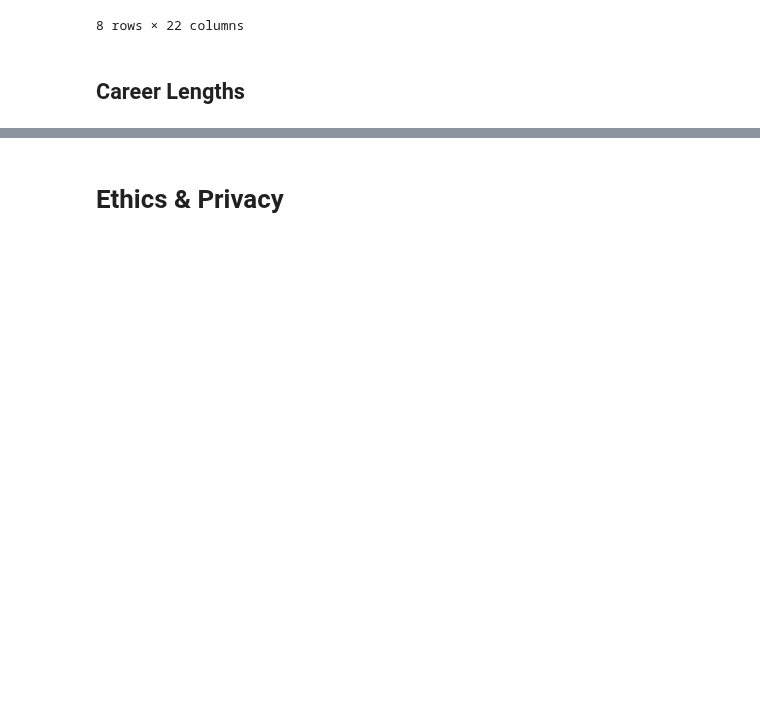
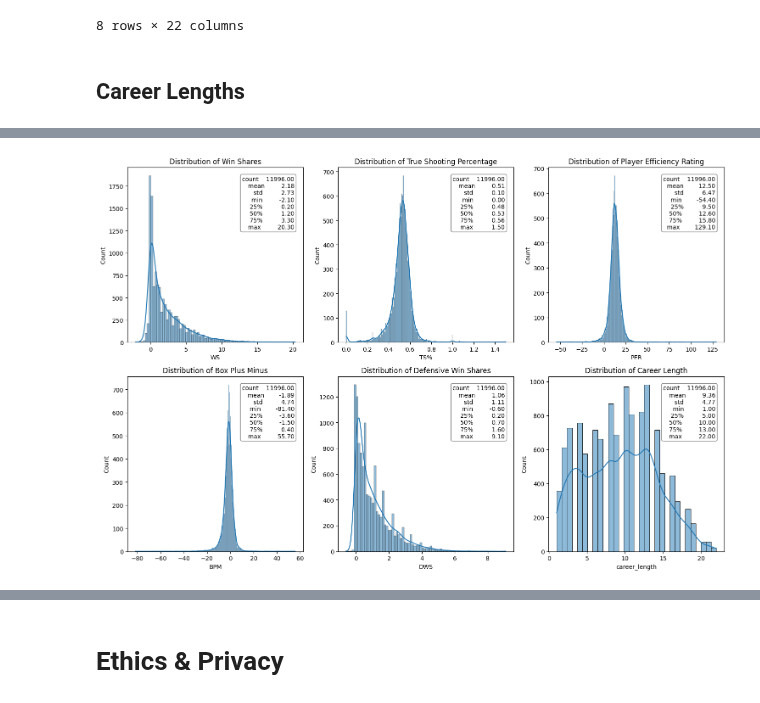
Before and after one commit to rikcy0/NBA-Career-Arc-Predicting-Longevity-Through-Performance-Metrics, a Jupyter notebook: FinalProject_Group117_WI25.ipynb, the cells around one changed output, grey strips where cells are left out. Drawn from its saved outputs; the diff is of its cells as text; code cells hidden in the pictures; blank space fills up the shorter version.

```diff
--- a/FinalProject_Group117_WI25.ipynb
+++ b/FinalProject_Group117_WI25.ipynb
@@ -208,0 +188,5 @@ Some more words and stuff.  Remember notebooks work best if you interleave the c
+# %%
+# find maximum experience for each player, indicating the length of their career
+# note that experience starts at 1
+career_lengths_df = career_lengths_df.groupby("player").max()["experience"].reset_index(name="career_length")
+career_lengths_df
@@ -208,0 +215,4 @@ Some more words and stuff.  Remember notebooks work best if you interleave the c
+# %%
+advanced_stats_df.rename(columns={"Player Name": "player"}, inplace=True)
+df = advanced_stats_df.merge(career_lengths_df, on = 'player', how = 'left')
+df.head()
@@ -208,0 +269,2 @@ Some more words and stuff.  Remember notebooks work best if you interleave the c
+# %%
+df = df.dropna(subset = 'career_length')
@@ -208,0 +304,3 @@ Some more words and stuff.  Remember notebooks work best if you interleave the c
+# %%
+df = df.dropna(subset = ['TS%', '3PAr', 'FTr'])
+df.head()
@@ -208,0 +326,19 @@ Some more words and stuff.  Remember notebooks work best if you interleave the c
+# %%
+variables = ['WS', 'TS%', 'PER', 'BPM', 'DWS', 'career_length']
+actual_names = ['Win Shares', 'True Shooting Percentage', 'Player Efficiency Rating',
+                'Box Plus Minus', 'Defensive Win Shares', 'Career Length']
+
+fig, axes = plt.subplots(2, 3, figsize=(15, 10))
+
+for ax, var, name in zip(axes.flatten(), variables, actual_names):
+    sns.histplot(data=df, x=var, kde=True, ax=ax)
+    stats = df[var].describe().round(2)
+    ax.text(0.95, 0.95, stats.to_string(), transform=ax.transAxes,
+            fontsize=10, verticalalignment='top', horizontalalignment='right',
+            bbox=dict(boxstyle="round", facecolor="white", alpha=0.5))
+    ax.set_title(f'Distribution of {name}')
+
+plt.tight_layout()
+plt.show()
+# %% [output]
+[figure, added]
```
Also changed, not shown: parts of 45 cells of this notebook, 1 other file.
